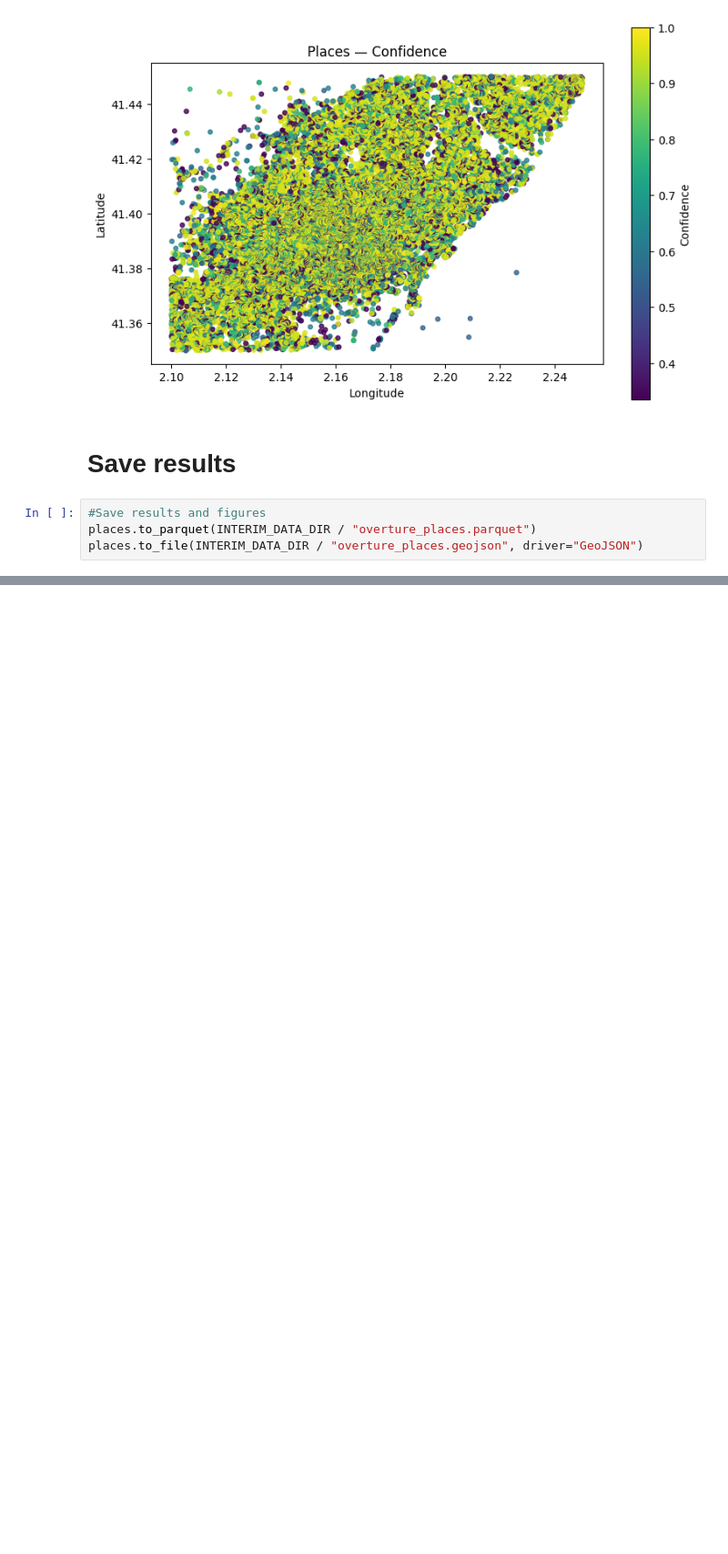
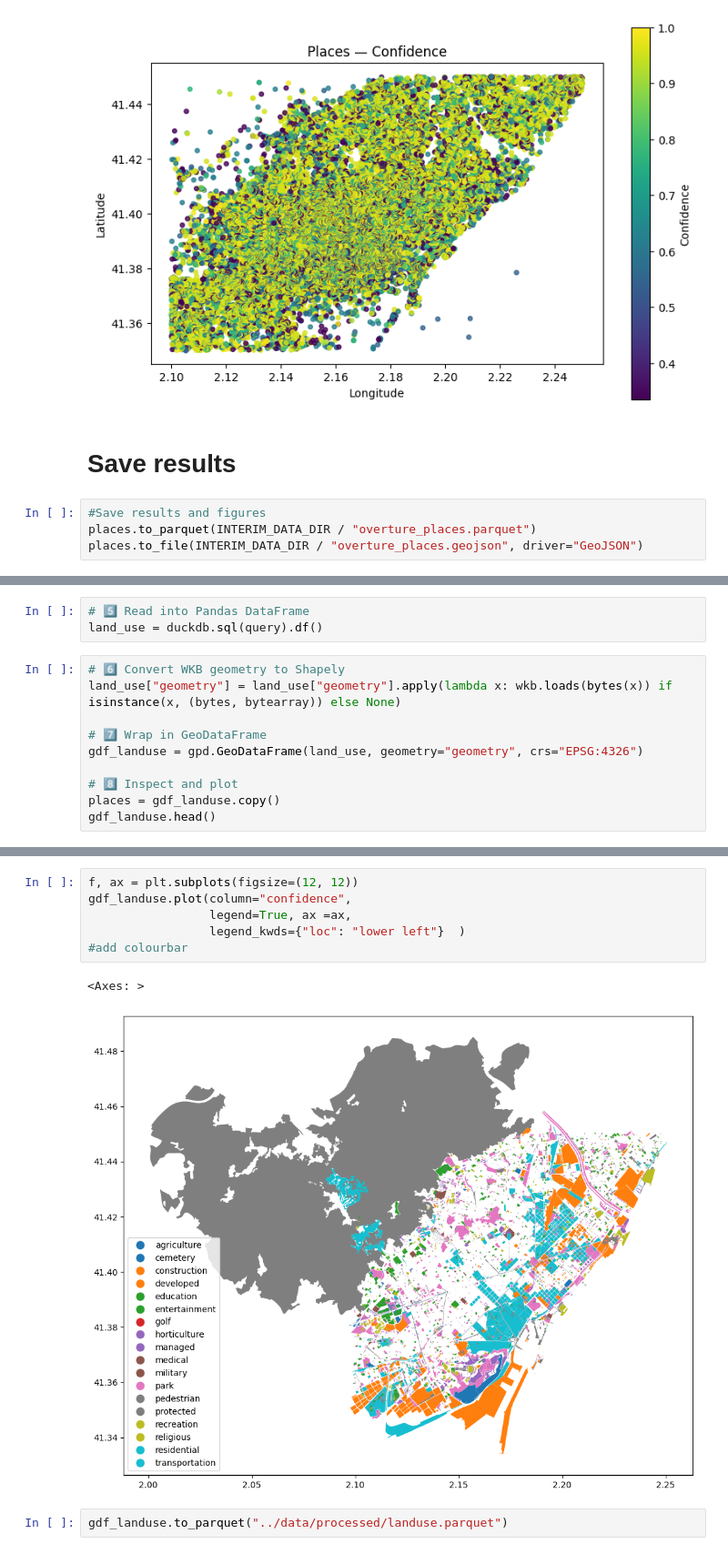
Before and after one commit to jammy-data/REALLOCATE_AI, a Jupyter notebook: notebooks/02_overture.ipynb, the cells around one changed output, grey strips where cells are left out. Shown at 91% size. Drawn from its saved outputs; the diff is of its cells as text; blank space fills up the shorter version.

```diff
--- a/notebooks/02_overture.ipynb
+++ b/notebooks/02_overture.ipynb
@@ -105,0 +149,13 @@ places.to_file(INTERIM_DATA_DIR / "overture_places.geojson", driver="GeoJSON")
+# %%
+# 5️⃣ Read into Pandas DataFrame
+land_use = duckdb.sql(query).df()
+# %%
+# 6️⃣ Convert WKB geometry to Shapely
+land_use["geometry"] = land_use["geometry"].apply(lambda x: wkb.loads(bytes(x)) if isinstance(x, (bytes, bytearray)) else None)
+
+# 7️⃣ Wrap in GeoDataFrame
+gdf_landuse = gpd.GeoDataFrame(land_use, geometry="geometry", crs="EPSG:4326")
+
+# 8️⃣ Inspect and plot
+places = gdf_landuse.copy()
+gdf_landuse.head()
@@ -105,0 +169,11 @@ places.to_file(INTERIM_DATA_DIR / "overture_places.geojson", driver="GeoJSON")
+# %%
+f, ax = plt.subplots(figsize=(12, 12))
+gdf_landuse.plot(column="confidence",
+                 legend=True, ax =ax,
+                 legend_kwds={"loc": "lower left"}  )
+#add colourbar
+# %% [output]
+<Axes: >
+[figure, added]
+# %%
+gdf_landuse.to_parquet("../data/processed/landuse.parquet")
```
Also changed, not shown: parts of 5 cells of this notebook, 2 other files.
